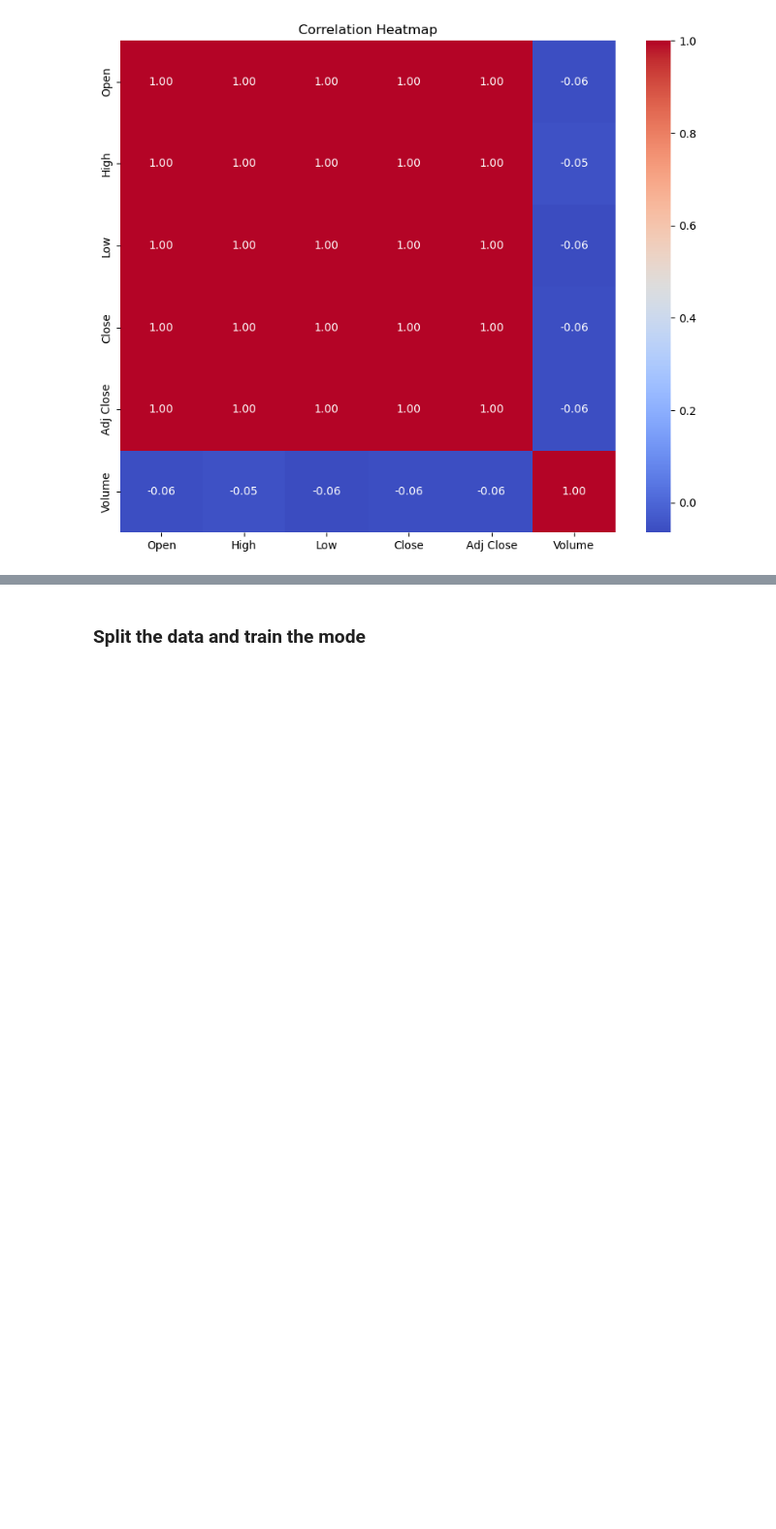
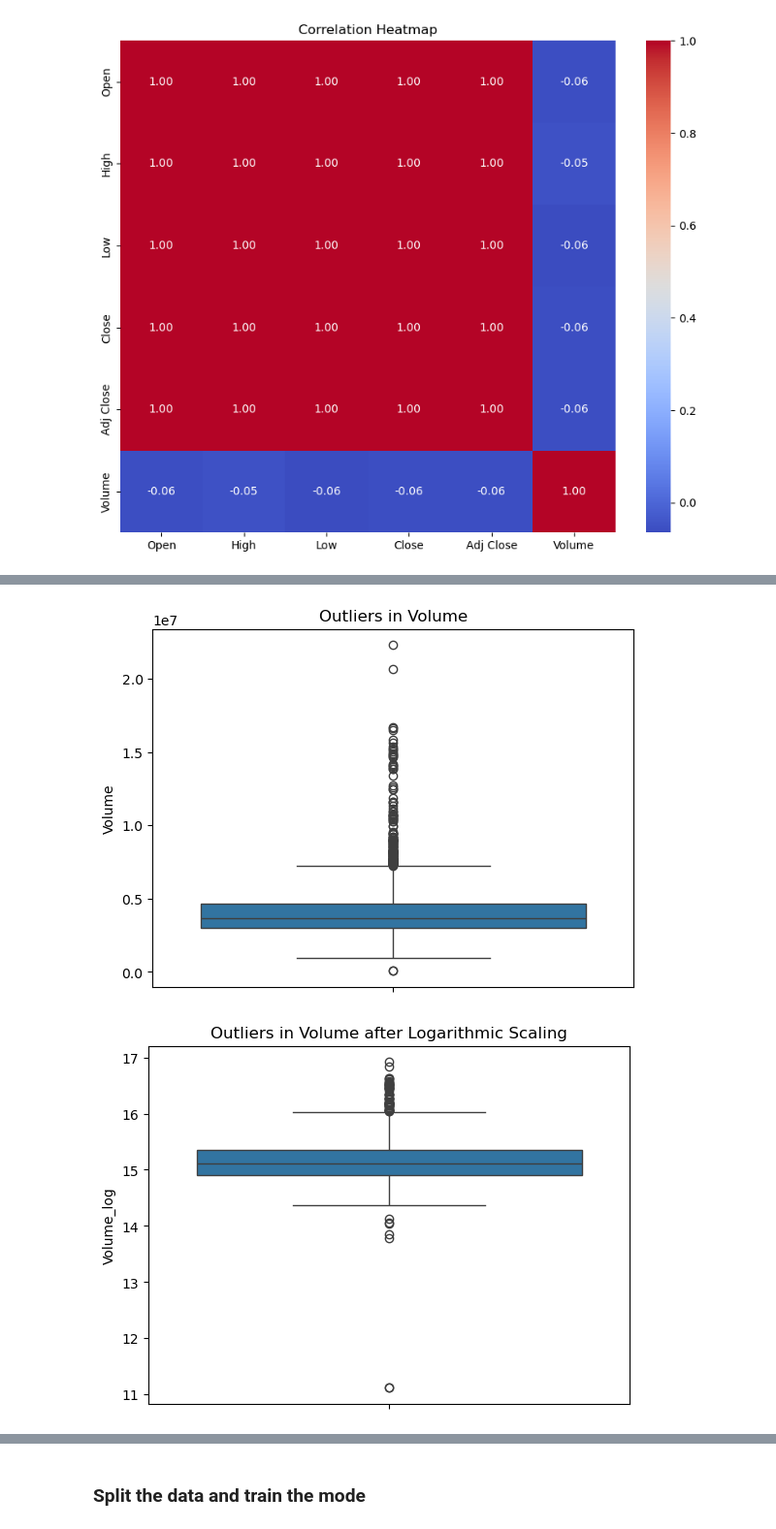
Before and after one commit to TritonEden/Stock-Price-Prediction, a Jupyter notebook: Final-Project.ipynb, the cells around one changed output, grey strips where cells are left out. Shown at 97% size. Drawn from its saved outputs; the diff is of its cells as text; code cells hidden in the pictures; blank space fills up the shorter version.

```diff
--- a/Final-Project.ipynb
+++ b/Final-Project.ipynb
@@ -66,25 +74,55 @@ plt.show()
 # %%
+# Gabe Lapham
+
 # No empty values so the following lines aren't necessary
 # print(df.isnull().sum())
 # df.ffill(inplace=True)
 
 # Using adjusted close instead of close because it predicts market trends while removing some of the external noise
 df.drop('Close', axis=1)
 
 # Before scaling save a copy of the dataframe to use for tree-based models
 df_copy = df.copy()
 
+sns.boxplot(data=df['Volume'])
+plt.title(f"Outliers in Volume")
+plt.show()
+
 # Logarithmic Scaling for Volume
 df['Volume_log'] = np.log1p(df['Volume'])  # log1p handles zero values effectively
+
+sns.boxplot(data=df['Volume_log'])
+plt.title(f"Outliers in Volume after Logarithmic Scaling")
+plt.show()
+
+# remove extraneous outliers
+mean_value = df['Volume_log'].mean()
+threshold = 0.25 * mean_value
+lower_bound = mean_value - threshold
+upper_bound = mean_value + threshold
+df['Final_Volume_log'] = df['Volume_log'][
+    (df['Volume_log'] >= lower_bound) & (df['Volume_log'] <= upper_bound)
+]
+
+sns.boxplot(data=df['Final_Volume_log'])
+plt.title(f"Outlier removed from Volume before Min-Max Scaling")
+plt.show()
 
 # Min-Max Scaling for all parameters
 scaler = MinMaxScaler()
 parameter_columns = [
     'Open', 'High', 'Low', 'Adj Close',
 ]
 df[parameter_columns] = scaler.fit_transform(df[parameter_columns])
-df['Volume_log_scaled'] = scaler.fit_transform(df['Volume_log'].values.reshape(-1, 1))  # Reshape to 2D
+df['Final_Volume_log_scaled'] = scaler.fit_transform(df['Final_Volume_log'].values.reshape(-1, 1))  # Reshape to 2D
+
+sns.boxplot(data=df['Final_Volume_log_scaled'])
+plt.title(f"Volume after Min-Max Scaling")
+plt.show()
 
 # Drop rows with missing values caused by lagging
 df = df.dropna()
 # print(df.isnull().sum())
+# %% [output]
+[figure, added]
+[figure, added]
```
Also changed, not shown: parts of 44 cells of this notebook, 1 other file.
